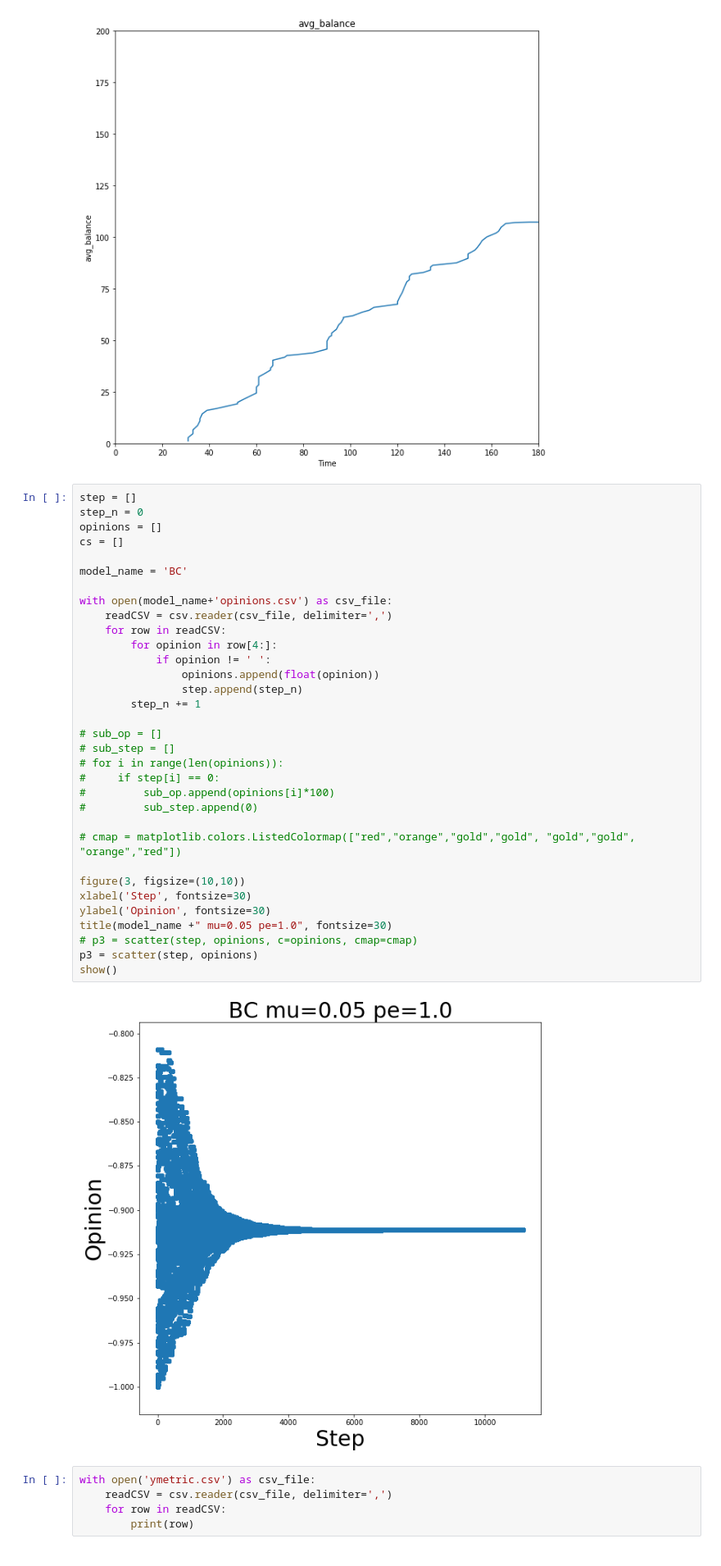
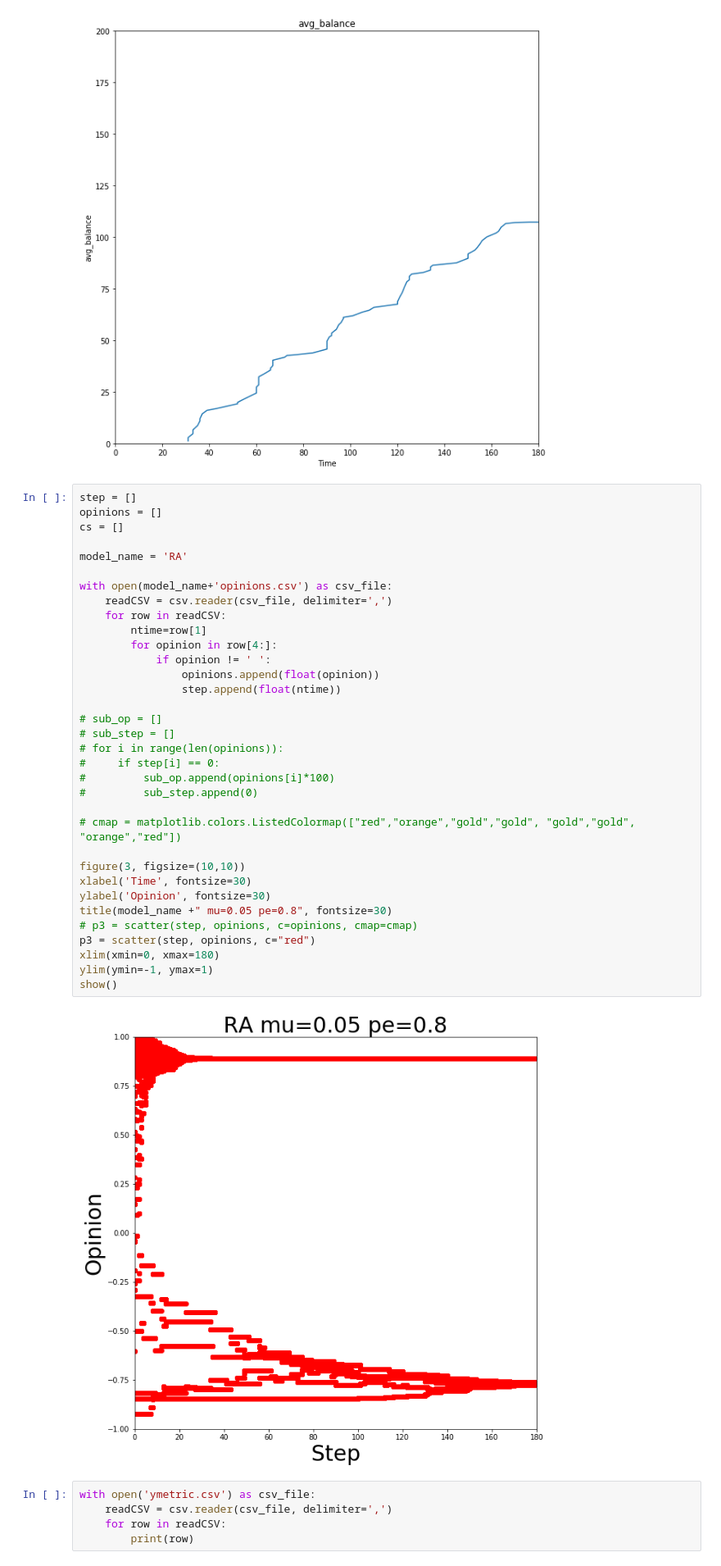
Before and after one commit to ken-neth/opinion_dynamics_BSE, a Jupyter notebook: data analysis.ipynb, the cells around one changed output. Shown: that part at 82% size. Cells and saved outputs as stored; diff of their text form.

Commit message:
opinion times

```diff
--- a/data analysis.ipynb
+++ b/data analysis.ipynb
@@ -55,39 +56,40 @@ show()
 [figure]
 # %%
 step = []
-step_n = 0
 opinions = []
 cs = []
 
-model_name = 'BC'
+model_name = 'RA'
 
 with open(model_name+'opinions.csv') as csv_file:
     readCSV = csv.reader(csv_file, delimiter=',')
     for row in readCSV:
+        ntime=row[1]
         for opinion in row[4:]:
             if opinion != ' ':
                 opinions.append(float(opinion))
-                step.append(step_n)
-        step_n += 1
+                step.append(float(ntime))
 
 # sub_op = []
 # sub_step = []
 # for i in range(len(opinions)):
 #     if step[i] == 0:
 #         sub_op.append(opinions[i]*100)
 #         sub_step.append(0)
 
 # cmap = matplotlib.colors.ListedColormap(["red","orange","gold","gold", "gold","gold", "orange","red"])
 
 figure(3, figsize=(10,10))
-xlabel('Step', fontsize=30)
+xlabel('Time', fontsize=30)
 ylabel('Opinion', fontsize=30)
-title(model_name +" mu=0.05 pe=1.0", fontsize=30)
+title(model_name +" mu=0.05 pe=0.8", fontsize=30)
 # p3 = scatter(step, opinions, c=opinions, cmap=cmap)
-p3 = scatter(step, opinions)
+p3 = scatter(step, opinions, c="red")
+xlim(xmin=0, xmax=180)
+ylim(ymin=-1, ymax=1)
 show()
 # %% [output]
-[figure, old version]
+[figure, new version]
 # %%
 with open('ymetric.csv') as csv_file:
     readCSV = csv.reader(csv_file, delimiter=',')
```
Also changed, not shown: parts of 1 cell of this notebook, 8 other files.
